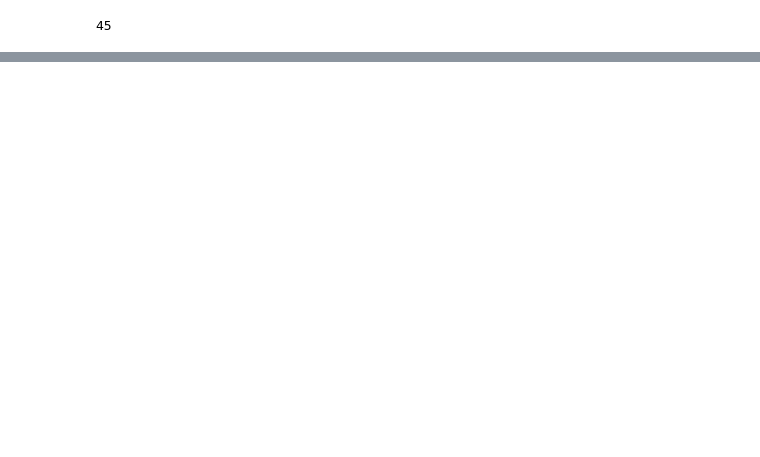
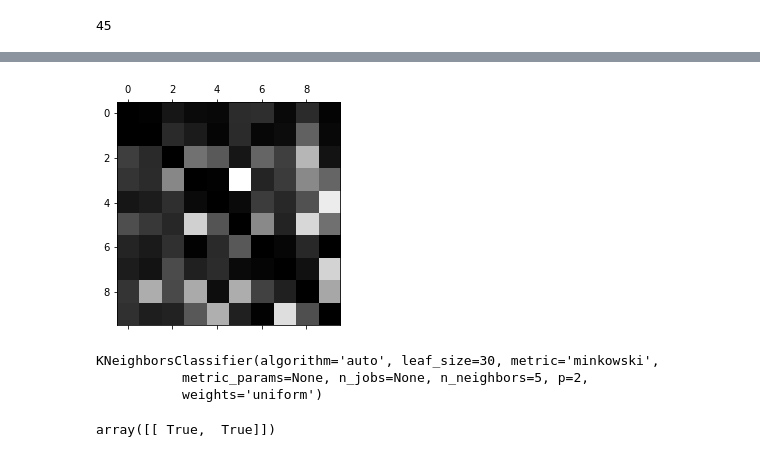
Before and after one commit to ashishps1/handsOnMLBookCode, a Jupyter notebook: chapter3/mnist.ipynb, the cells around one changed output, grey strips where cells are left out. Drawn from its saved outputs; the diff is of its cells as text; code cells hidden in the pictures; blank space fills up the shorter version.

Commit message:
error analysis and multi label/output classification

```diff
--- a/chapter3/mnist.ipynb
+++ b/chapter3/mnist.ipynb
@@ -193,0 +222,3 @@ len(ovo_clf.estimators_)
+# %%
+row_sums = conf_mx.sum(axis=1, keepdims=True)
+norm_conf_mx = conf_mx / row_sums
@@ -193,0 +227,22 @@ len(ovo_clf.estimators_)
+# %%
+plt.matshow(norm_conf_mx, cmap=plt.cm.gray)
+plt.show()
+# %% [output]
+[figure, added]
+# %%
+from sklearn.neighbors import KNeighborsClassifier
+
+y_train_large = (y_train >= 7)
+y_train_odd = (y_train % 2 == 1)
+y_multilabel = np.c_[y_train_large, y_train_odd]
+
+knn_clf = KNeighborsClassifier()
+knn_clf.fit(X_train, y_multilabel)
+# %% [output]
+KNeighborsClassifier(algorithm='auto', leaf_size=30, metric='minkowski',
+           metric_params=None, n_jobs=None, n_neighbors=5, p=2,
+           weights='uniform')
+# %%
+knn_clf.predict([some_digit])
+# %% [output]
+array([[ True,  True]])
```
Also changed, not shown: parts of 17 cells of this notebook.
